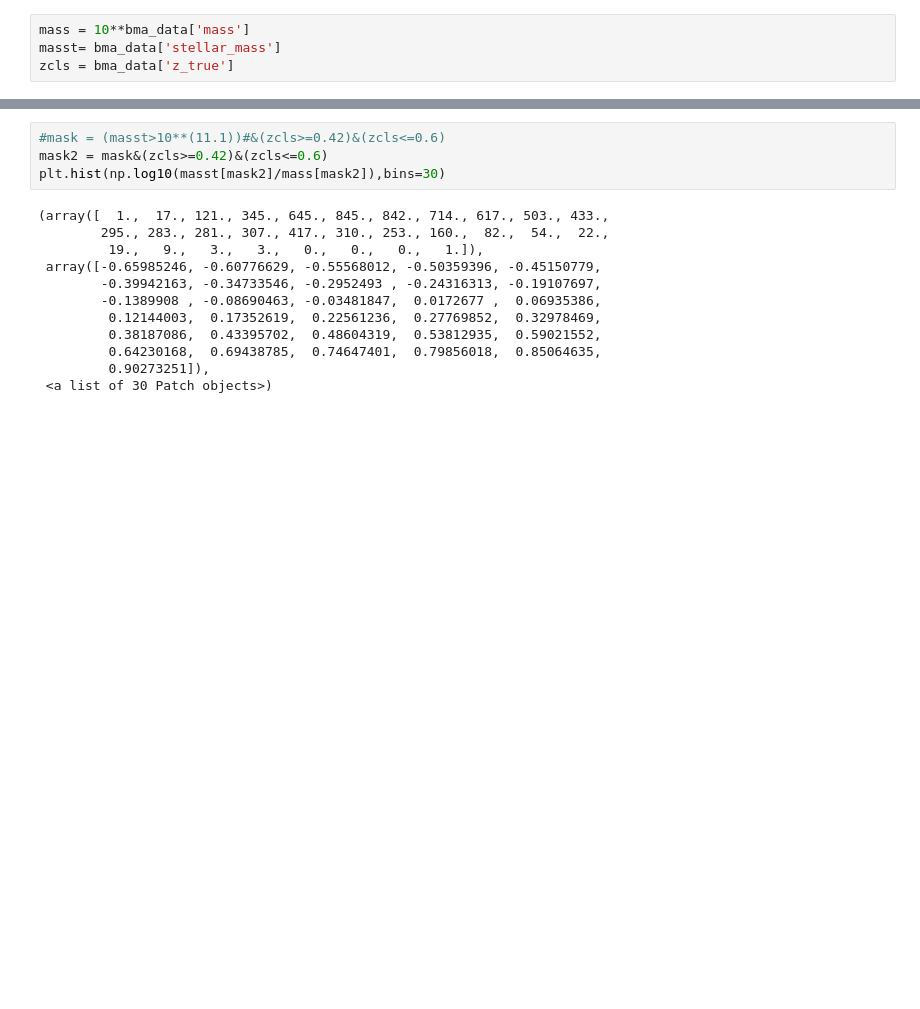
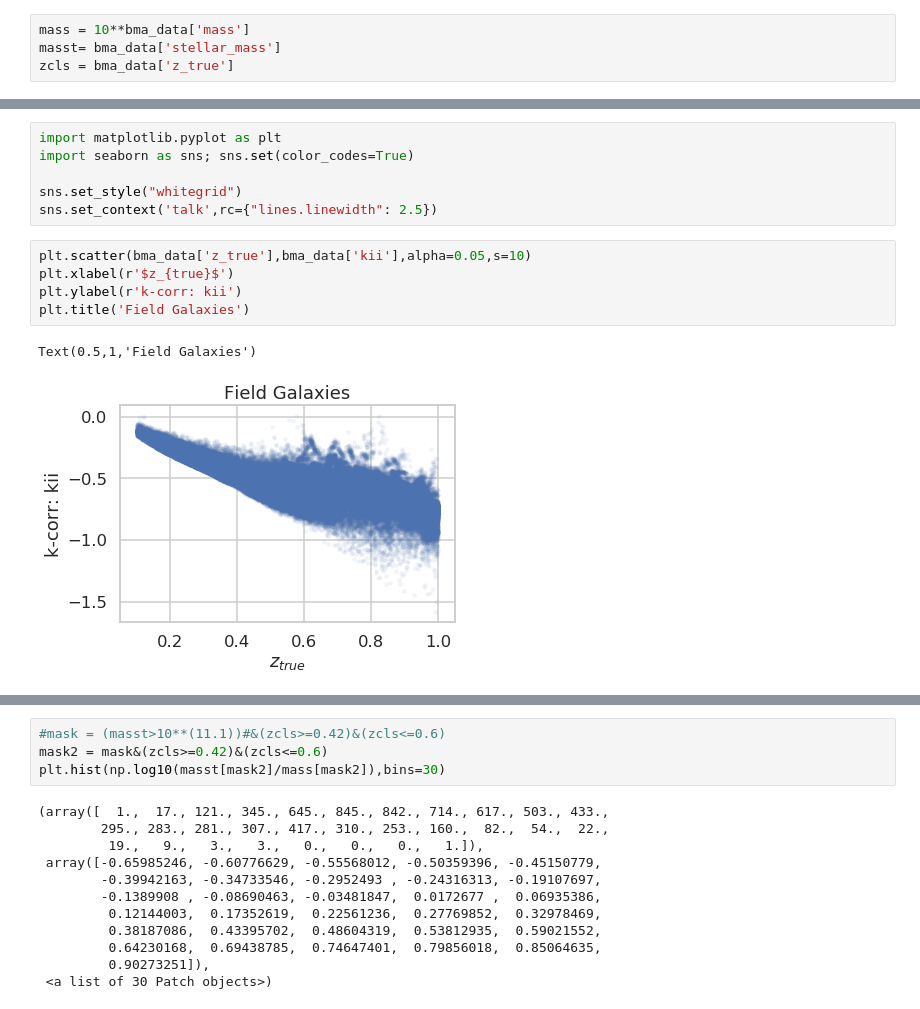
Before and after one commit to estevesjh/bmaCOSMOS, a Jupyter notebook: notebooks/runBMAonBackgroundGalaxies.ipynb, the cells around one changed output, grey strips where cells are left out. Cells and saved outputs as stored; diff of their text form; blank space fills up the shorter version.

```diff
--- a/notebooks/runBMAonBackgroundGalaxies.ipynb
+++ b/notebooks/runBMAonBackgroundGalaxies.ipynb
@@ -297,0 +309,14 @@ plt.scatter(bma_data['z_true'],1-(bma_data['rabs']/bma_data['Mr']),alpha=0.1,s=1
+# %%
+import matplotlib.pyplot as plt
+import seaborn as sns; sns.set(color_codes=True)
+
+sns.set_style("whitegrid")
+sns.set_context('talk',rc={"lines.linewidth": 2.5})
+# %%
+plt.scatter(bma_data['z_true'],bma_data['kii'],alpha=0.05,s=10)
+plt.xlabel(r'$z_{true}$')
+plt.ylabel(r'k-corr: kii')
+plt.title('Field Galaxies')
+# %% [output]
+Text(0.5,1,'Field Galaxies')
+[figure, added]
```
Also changed, not shown: parts of 22 cells of this notebook, 2 other files.
